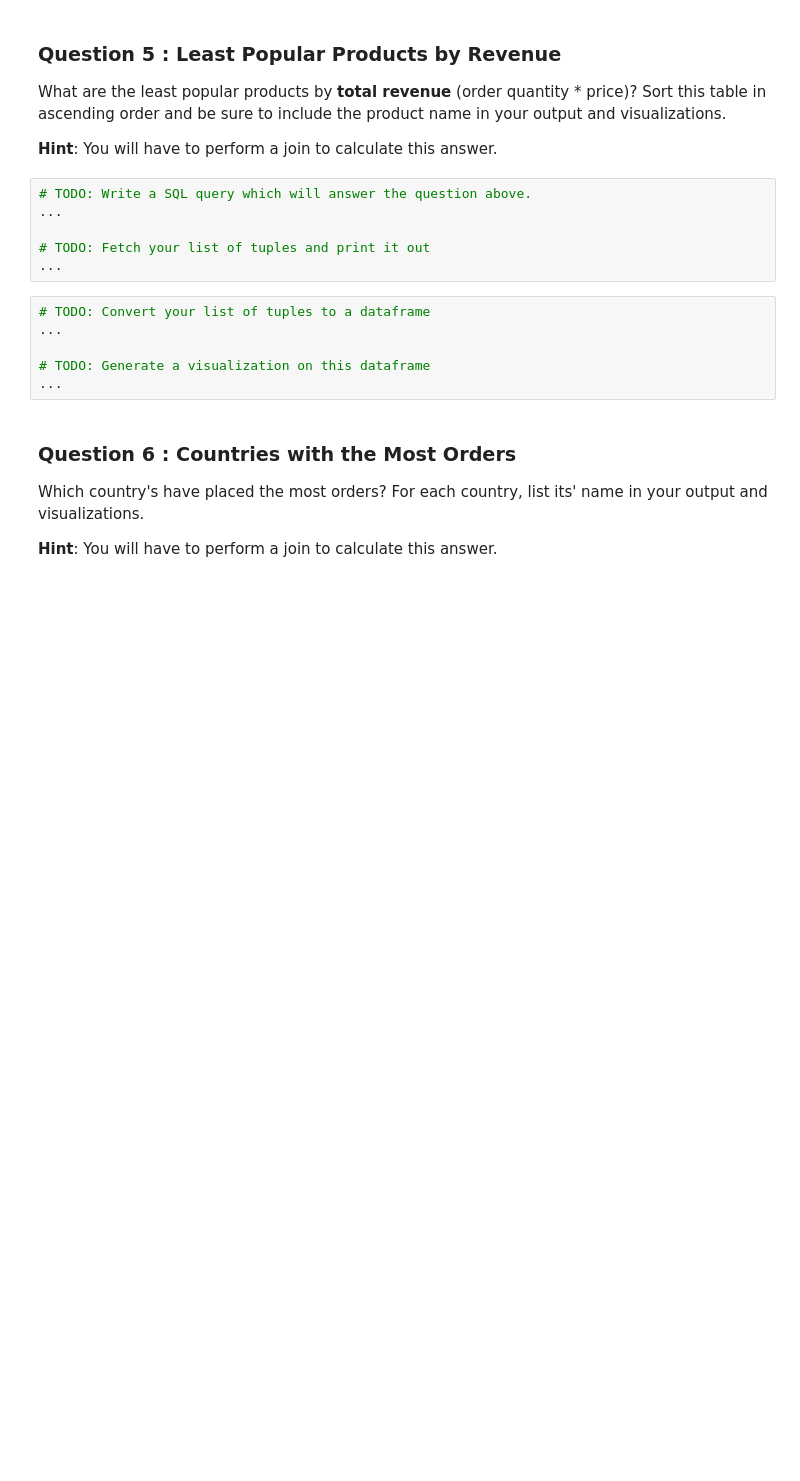
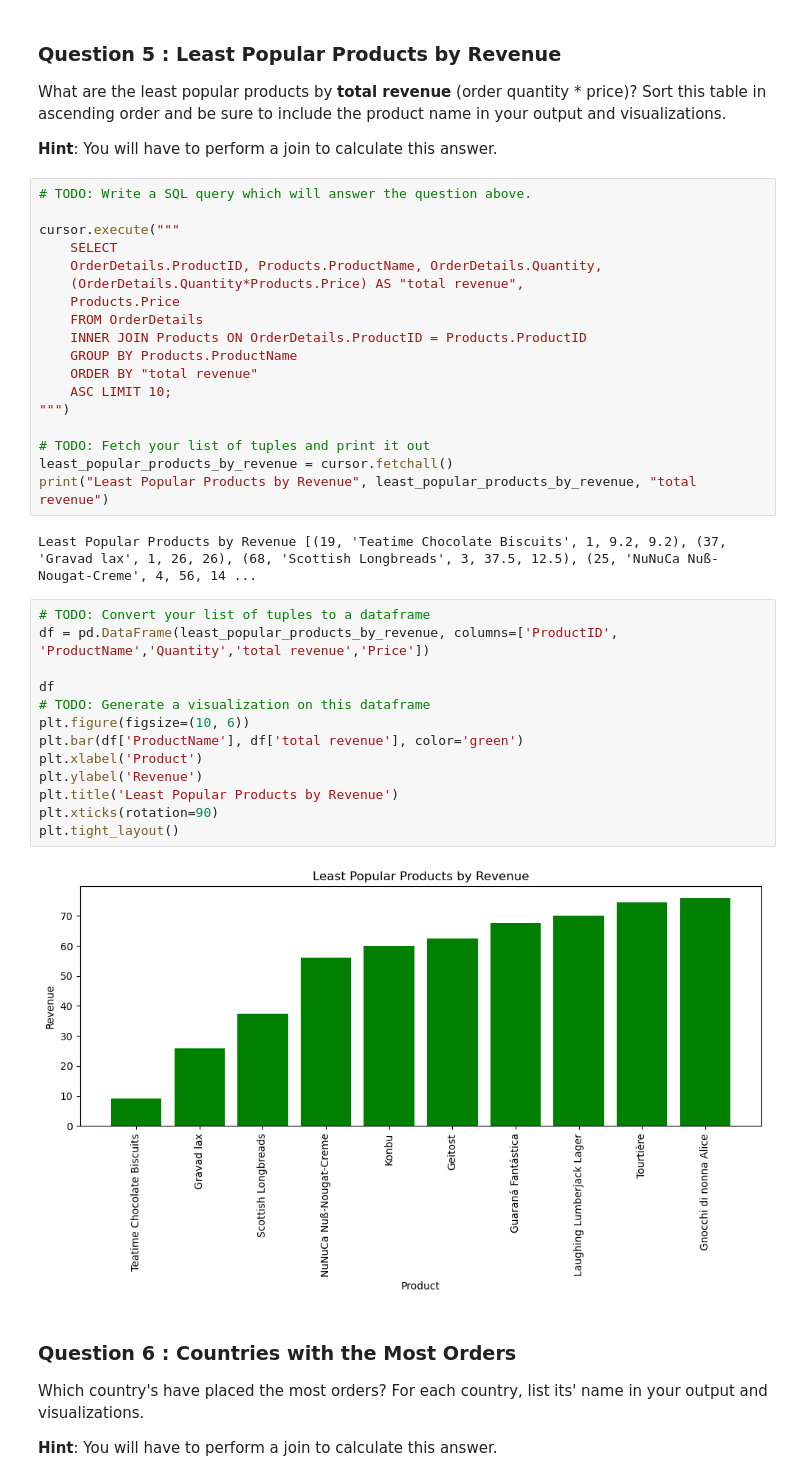
Before and after one commit to thecrownreturns/Adhoc-SQL-FOOD-SUPPLY-, a Jupyter notebook: adhoc_report.ipynb, the cells around one changed output. Drawn from its saved outputs; the diff is of its cells as text; blank space fills up the shorter version.

```diff
--- a/adhoc_report.ipynb
+++ b/adhoc_report.ipynb
@@ -172,16 +168,39 @@ What are the least popular products by **total revenue** (order quantity * price
 **Hint**: You will have to perform a join to calculate this answer.
 # %%
 # TODO: Write a SQL query which will answer the question above.
-...
+
+cursor.execute("""
+    SELECT
+    OrderDetails.ProductID, Products.ProductName, OrderDetails.Quantity,
+    (OrderDetails.Quantity*Products.Price) AS "total revenue",
+    Products.Price
+    FROM OrderDetails
+    INNER JOIN Products ON OrderDetails.ProductID = Products.ProductID
+    GROUP BY Products.ProductName
+    ORDER BY "total revenue"
+    ASC LIMIT 10;
+""")
 
 # TODO: Fetch your list of tuples and print it out
-...
+least_popular_products_by_revenue = cursor.fetchall()
+print("Least Popular Products by Revenue", least_popular_products_by_revenue, "total revenue")
+# %% [output]
+Least Popular Products by Revenue [(19, 'Teatime Chocolate Biscuits', 1, 9.2, 9.2), (37, 'Gravad lax', 1, 26, 26), (68, 'Scottish Longbreads', 3, 37.5, 12.5), (25, 'NuNuCa Nuß-Nougat-Creme', 4, 56, 14 ...
 # %%
 # TODO: Convert your list of tuples to a dataframe
-...
+df = pd.DataFrame(least_popular_products_by_revenue, columns=['ProductID', 'ProductName','Quantity','total revenue','Price'])
 
+df
 # TODO: Generate a visualization on this dataframe
-...
+plt.figure(figsize=(10, 6))
+plt.bar(df['ProductName'], df['total revenue'], color='green')
+plt.xlabel('Product')
+plt.ylabel('Revenue')
+plt.title('Least Popular Products by Revenue')
+plt.xticks(rotation=90)
+plt.tight_layout()
+# %% [output]
+[figure, added]
 # %% [markdown]
 ### Question 6 : Countries with the Most Orders
 
```
Also changed, not shown: parts of 12 cells of this notebook.
